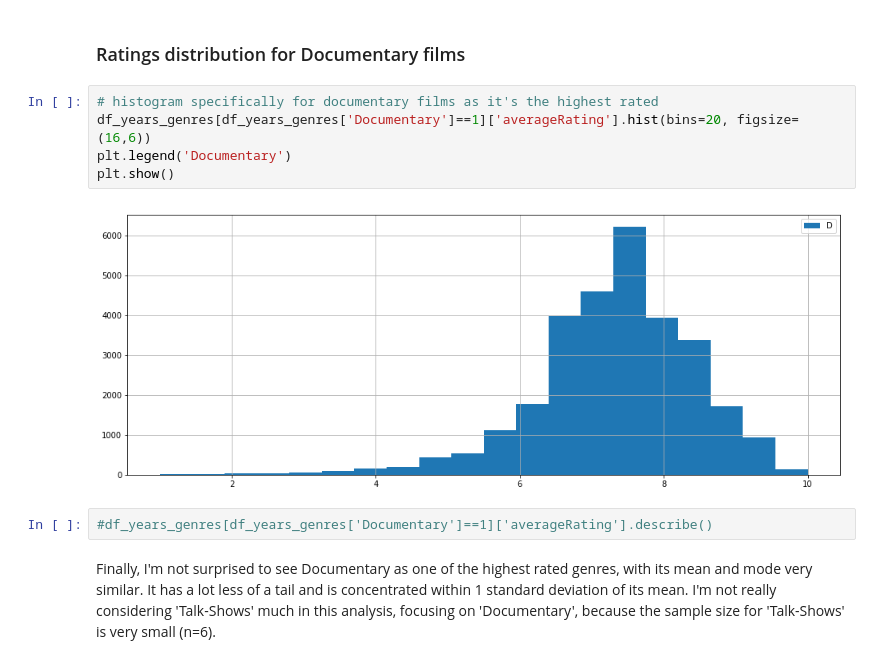
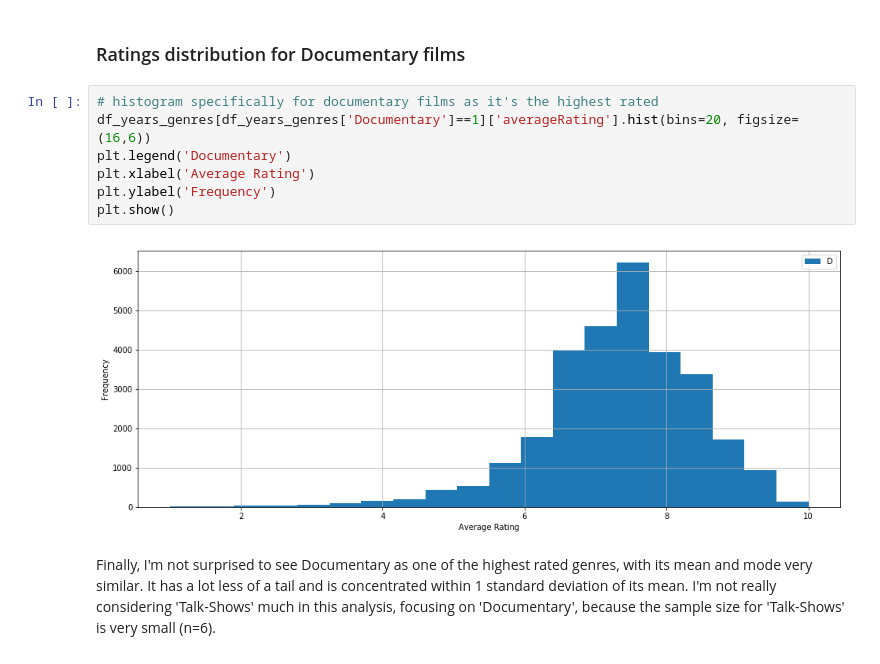
Before and after one commit to kylemcorliss/Thinkful, a Jupyter notebook: Fundamentals_Capstone/Capstone_IMDB_ratings.ipynb, the cells around one changed output. Drawn from its saved outputs; the diff is of its cells as text.

```diff
--- a/Fundamentals_Capstone/Capstone_IMDB_ratings.ipynb
+++ b/Fundamentals_Capstone/Capstone_IMDB_ratings.ipynb
@@ -207,12 +257,12 @@ In terms of seeing how the low long tail is pulling down the mean, you can see t
 # %%
 # histogram specifically for documentary films as it's the highest rated
 df_years_genres[df_years_genres['Documentary']==1]['averageRating'].hist(bins=20, figsize=(16,6))
 plt.legend('Documentary')
+plt.xlabel('Average Rating')
+plt.ylabel('Frequency')
 plt.show()
 # %% [output]
-[figure, old version]
+[figure, new version]
-# %%
-#df_years_genres[df_years_genres['Documentary']==1]['averageRating'].describe()
 # %% [markdown]
 Finally, I'm not surprised to see Documentary as one of the highest rated genres, with its mean and mode very similar. It has a lot less of a tail and is concentrated within 1 standard deviation of its mean. I'm not really considering 'Talk-Shows' much in this analysis, focusing on 'Documentary', because the sample size for 'Talk-Shows' is very small (n=6).
 # %% [markdown]
```
Also changed, not shown: parts of 16 cells of this notebook.
